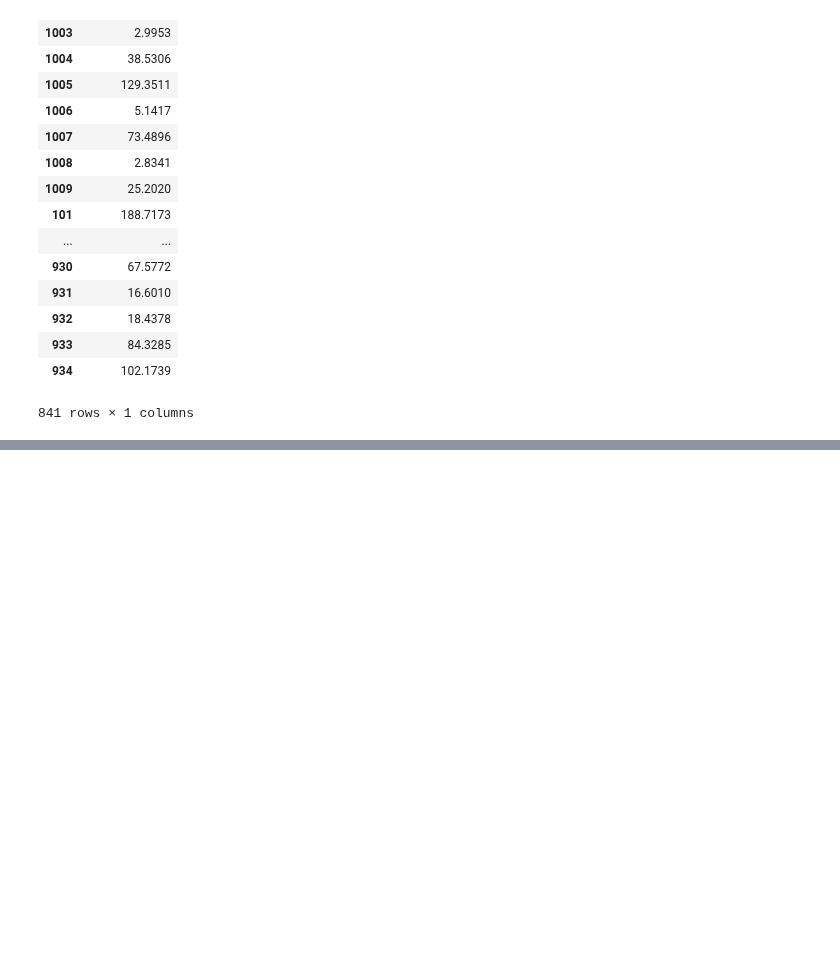
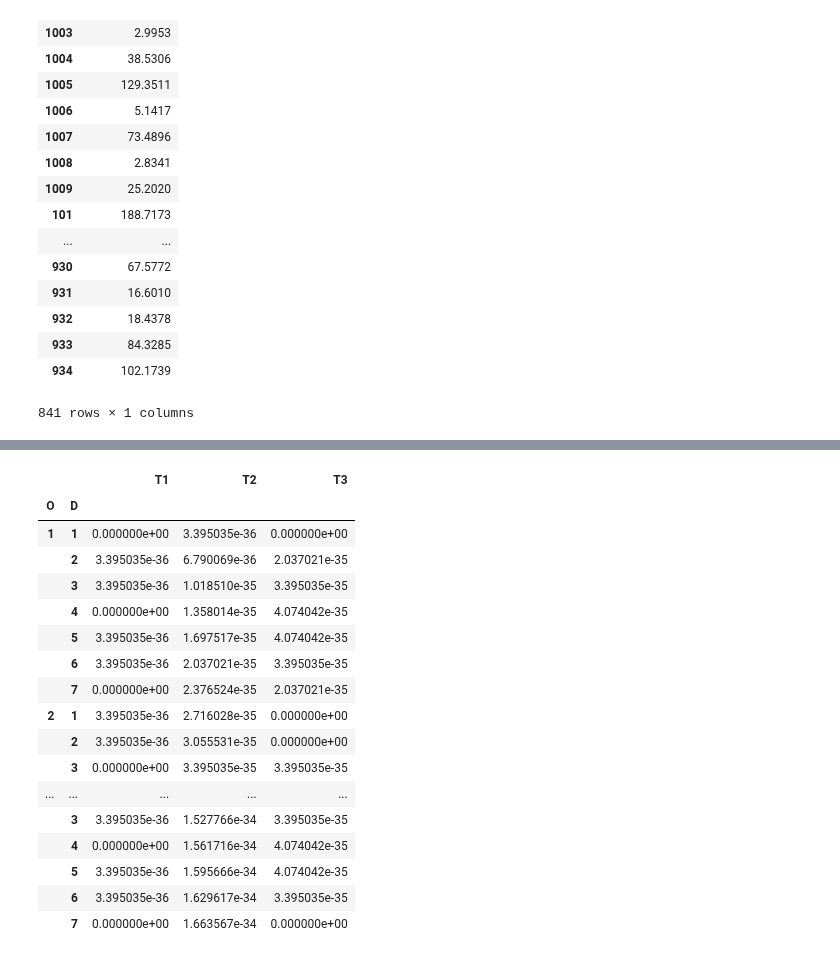
Before and after one commit to jabellcu/TPlanning_matrices, a Jupyter notebook: Matrix.ipynb, the cells around one changed output, grey strips where cells are left out. Cells and saved outputs as stored; diff of their text form; code cells hidden in the pictures; blank space fills up the shorter version.

Commit message:
implement furness
Furness is bugged. Needs fixing.

```diff
--- a/Matrix.ipynb
+++ b/Matrix.ipynb
@@ -266,11 +267,31 @@ class Matrix(pd.DataFrame):
         '''Joins df on the matrix destinations.'''
         ...
 
-    #TODO:
-    def furness(TO, TD, tolerance=0.001, max_iter=0):
+    #TODO: fix furness, it is bugged.
+    def furness(self, TO, TD, tolerance=0.001, max_iter=1000):
         '''Use FRATAR algorithm to adjust the matrix
         to target origins and destinations.'''
-        ...
+
+        sTO = self.TO
+        sTD = self.TD
+        fmat = self.copy()
+        i = 1
+
+        while True:
+            # Balancing factors (Nan ~> 0, inf ~> 1):
+            A = (TO / sTO).fillna(0).replace([np.inf, -np.inf], 1)
+            B = (TD / sTD).fillna(0).replace([np.inf, -np.inf], 1)
+            fmat = fmat.mul(A, axis=1, level=0).mul(B, axis=1, level=1)
+
+            i += 1
+            within_tol = not (any((fmat.TO - TO) > tolerance) or any((fmat.TD - TD) > tolerance))
+
+            if within_tol:
+                break
+            if max_iter and (i >= max_iter):
+                break
+
+        return fmat
 # %%
 mat = Matrix(m)
 mat
@@ -447,0 +478,4 @@ DEMMAND.TD
+# %%
+#tTO = randomizeTE(mat.TO)
+tTO = mat.TO * 0.95
+tTO
@@ -447,0 +492,4 @@ DEMMAND.TD
+# %%
+#tTD = randomizeTE(mat.TD)
+tTD = mat.TD * 0.97
+tTD
@@ -447,0 +506,22 @@ DEMMAND.TD
+# %%
+fmat = mat.furness(tTO, tTD)
+fmat
+# %% [output]
+|  |  | T1 | T2 | T3 |
+| O | D |  |  |  |
+| 1 | 1 | 0.000000e+00 | 3.395035e-36 | 0.000000e+00 |
+|  | 2 | 3.395035e-36 | 6.790069e-36 | 2.037021e-35 |
+|  | 3 | 3.395035e-36 | 1.018510e-35 | 3.395035e-35 |
+|  | 4 | 0.000000e+00 | 1.358014e-35 | 4.074042e-35 |
+|  | 5 | 3.395035e-36 | 1.697517e-35 | 4.074042e-35 |
+|  | 6 | 3.395035e-36 | 2.037021e-35 | 3.395035e-35 |
+|  | 7 | 0.000000e+00 | 2.376524e-35 | 2.037021e-35 |
+| 2 | 1 | 3.395035e-36 | 2.716028e-35 | 0.000000e+00 |
+|  | 2 | 3.395035e-36 | 3.055531e-35 | 0.000000e+00 |
+|  | 3 | 0.000000e+00 | 3.395035e-35 | 3.395035e-35 |
+| ... | ... | ... | ... | ... |
+|  | 3 | 3.395035e-36 | 1.527766e-34 | 3.395035e-35 |
+|  | 4 | 0.000000e+00 | 1.561716e-34 | 4.074042e-35 |
+|  | 5 | 3.395035e-36 | 1.595666e-34 | 4.074042e-35 |
+|  | 6 | 3.395035e-36 | 1.629617e-34 | 3.395035e-35 |
+|  | 7 | 0.000000e+00 | 1.663567e-34 | 0.000000e+00 |
```
Also changed, not shown: parts of 5 cells of this notebook.
